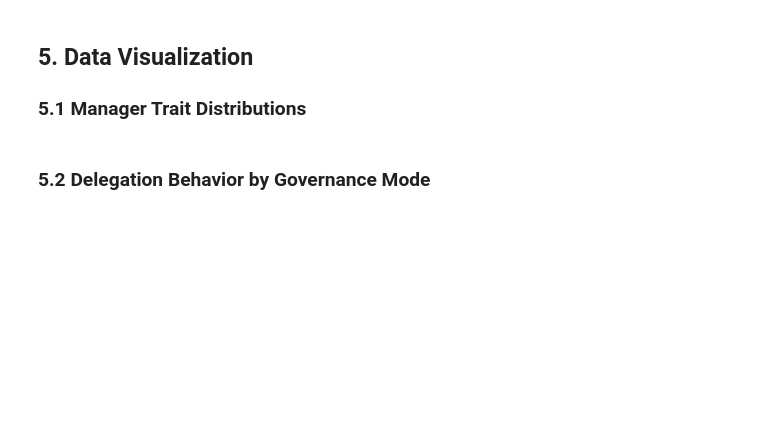
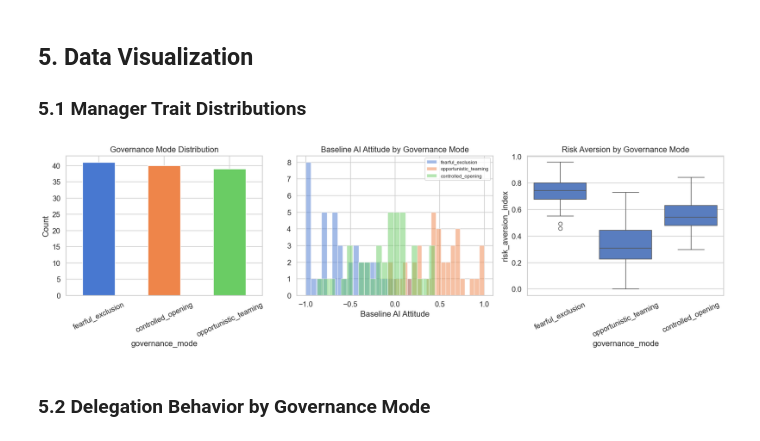
Before and after one commit to kaki1995/Triadic-Human-AI-Delegation, a Jupyter notebook: data_analysis/01_eda.ipynb, the cells around one changed output. Cells and saved outputs as stored; diff of their text form; code cells hidden in the pictures; blank space fills up the shorter version.

```diff
--- a/data_analysis/01_eda.ipynb
+++ b/data_analysis/01_eda.ipynb
@@ -66,7 +86,7 @@ Load all six sheets from the synthetic dataset workbook.
 # Load all sheets
 sheets = [
     "manager_master",
-    "employee_team_master",
+    "employee_master",
     "ai_system_master",
     "panel_manager_period",
     "decision_episode",
@@ -148,27 +336,29 @@ panel[key_panel_cols].describe().round(4).T
 # %%
 fig, axes = plt.subplots(1, 3, figsize=(16, 5))
 
 # Governance mode bar chart
-mgr["governance_mode"].value_counts().plot.bar(ax=axes[0], color=sns.color_palette("muted", 3))
+mgr["governance_mode"].value_counts().plot.bar(ax=axes[0], color=list(sns.color_palette("muted", 3)))
 axes[0].set_title("Governance Mode Distribution")
 axes[0].set_ylabel("Count")
 axes[0].tick_params(axis="x", rotation=25)
 
 # Baseline AI attitude histogram by governance mode
 for mode in mgr["governance_mode"].unique():
     subset = mgr[mgr["governance_mode"] == mode]
     axes[1].hist(subset["baseline_ai_attitude"], bins=20, alpha=0.5, label=mode)
 axes[1].set_title("Baseline AI Attitude by Governance Mode")
 axes[1].set_xlabel("Baseline AI Attitude")
 axes[1].legend(fontsize=8)
 
 # Risk aversion by governance mode
 sns.boxplot(data=mgr, x="governance_mode", y="risk_aversion_index", ax=axes[2])
 axes[2].set_title("Risk Aversion by Governance Mode")
 axes[2].tick_params(axis="x", rotation=25)
 
 plt.tight_layout()
 plt.show()
+# %% [output]
+[figure, added]
 # %% [markdown]
 ### 5.2 Delegation Behavior by Governance Mode
 # %%
```
Also changed, not shown: parts of 11 cells of this notebook, 2 other files.
